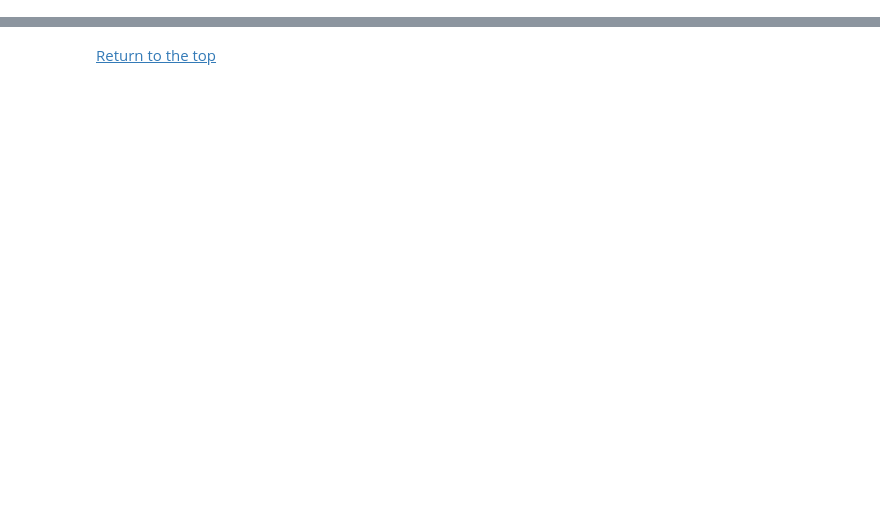
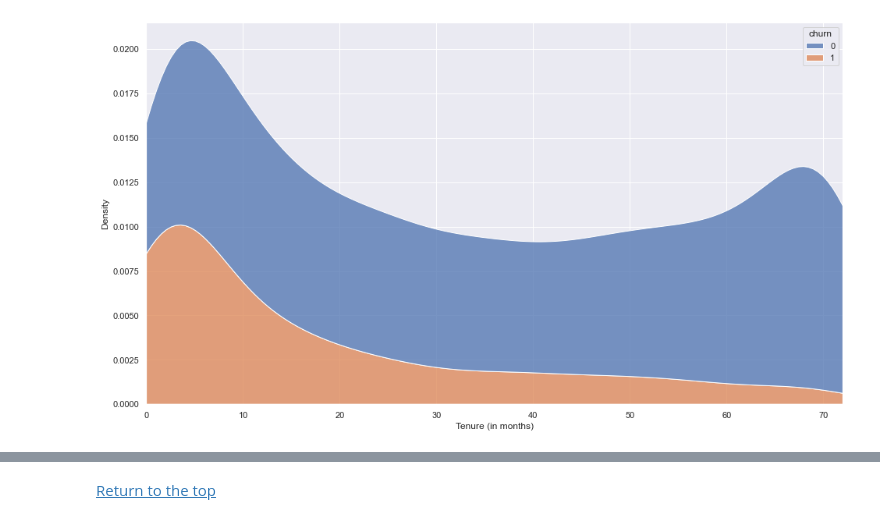
Before and after one commit to Promeos/telco-churn-project, a Jupyter notebook: telco_report.ipynb, the cells around one changed output, grey strips where cells are left out. Cells and saved outputs as stored; diff of their text form; code cells hidden in the pictures; blank space fills up the shorter version.

```diff
--- a/telco_report.ipynb
+++ b/telco_report.ipynb
@@ -107,0 +260,4 @@ categorical_columns = df_categorical_attributes.columns.to_list()
+# %%
+train = train.drop(columns='customer_id')
+validate = validate.drop(columns='customer_id')
+test = test.drop(columns='customer_id')
@@ -107,0 +282,11 @@ categorical_columns = df_categorical_attributes.columns.to_list()
+# %%
+# Distribution of Tenure
+sns.kdeplot(data=train,
+            x=train.tenure_in_months,
+            hue=train.churn,
+            multiple='stack')
+
+plt.xlabel('Tenure (in months)')
+plt.xlim(0, train.tenure_in_months.max());
+# %% [output]
+[figure, added]
```
Also changed, not shown: parts of 72 cells of this notebook, 4 other files.
